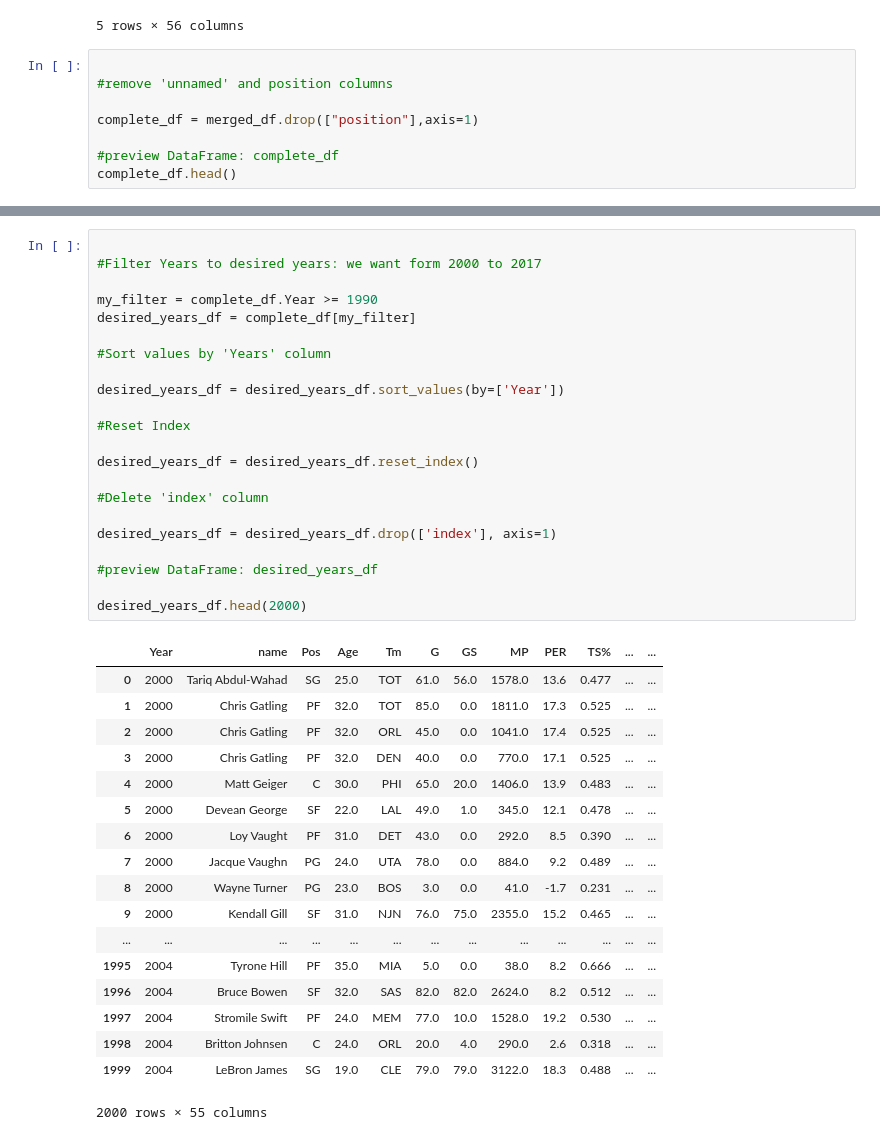
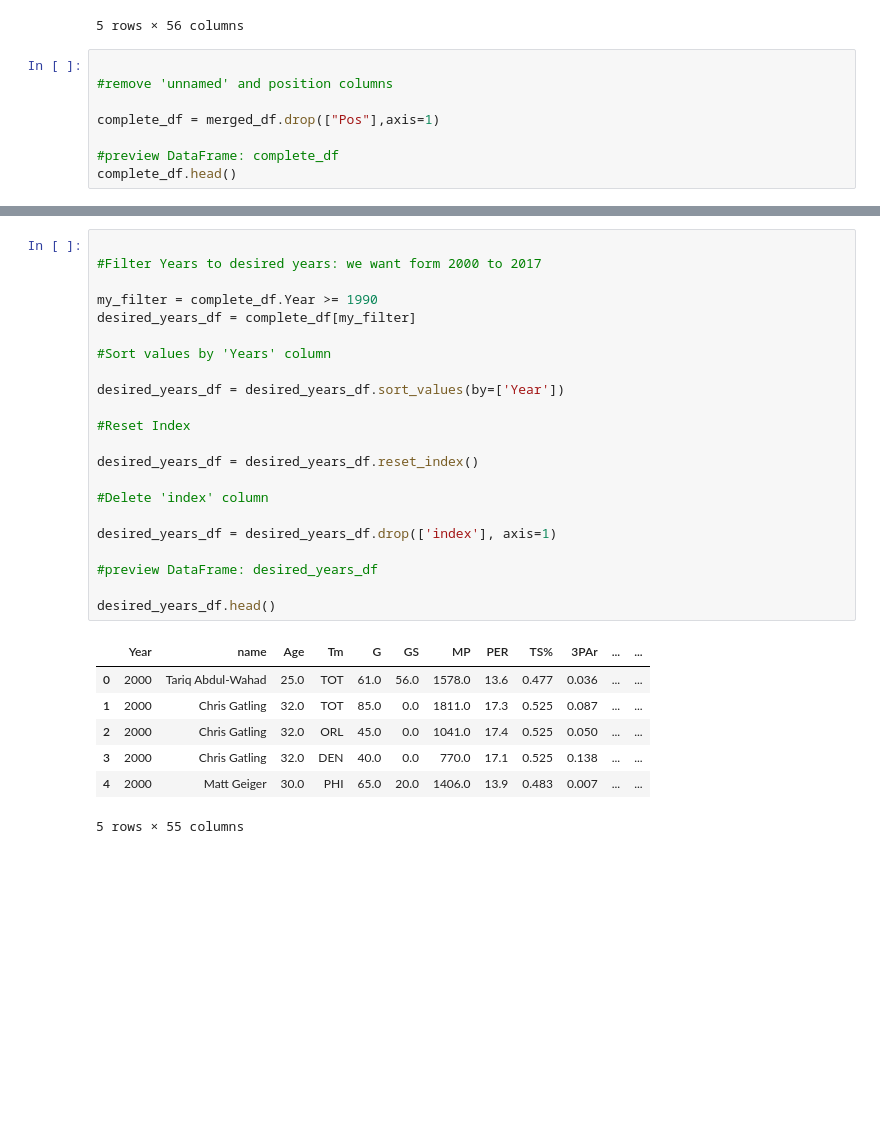
Before and after one commit to logan7734/Project1_repo, a Jupyter notebook: Untitled.ipynb, the cells around one changed output, grey strips where cells are left out. Cells and saved outputs as stored; diff of their text form; blank space fills up the shorter version.

```diff
--- a/Untitled.ipynb
+++ b/Untitled.ipynb
@@ -57,7 +57,7 @@ merged_df.head()
 
 #remove 'unnamed' and position columns
 
-complete_df = merged_df.drop(["position"],axis=1)
+complete_df = merged_df.drop(["Pos"],axis=1)
 
 #preview DataFrame: complete_df
 complete_df.head()
@@ -72,41 +72,30 @@ complete_df.head()
 # %%
 
 #Filter Years to desired years: we want form 2000 to 2017
 
 my_filter = complete_df.Year >= 1990
 desired_years_df = complete_df[my_filter]
 
 #Sort values by 'Years' column
 
 desired_years_df = desired_years_df.sort_values(by=['Year'])
 
 #Reset Index
 
 desired_years_df = desired_years_df.reset_index()
 
 #Delete 'index' column
 
 desired_years_df = desired_years_df.drop(['index'], axis=1)
 
 #preview DataFrame: desired_years_df
 
-desired_years_df.head(2000)
+desired_years_df.head()
 # %% [output]
-|  | Year | name | Pos | Age | Tm | G | GS | MP | PER | TS% | ... | ... |
-| 0 | 2000 | Tariq Abdul-Wahad | SG | 25.0 | TOT | 61.0 | 56.0 | 1578.0 | 13.6 | 0.477 | ... | ... |
-| 1 | 2000 | Chris Gatling | PF | 32.0 | TOT | 85.0 | 0.0 | 1811.0 | 17.3 | 0.525 | ... | ... |
-| 2 | 2000 | Chris Gatling | PF | 32.0 | ORL | 45.0 | 0.0 | 1041.0 | 17.4 | 0.525 | ... | ... |
-| 3 | 2000 | Chris Gatling | PF | 32.0 | DEN | 40.0 | 0.0 | 770.0 | 17.1 | 0.525 | ... | ... |
-| 4 | 2000 | Matt Geiger | C | 30.0 | PHI | 65.0 | 20.0 | 1406.0 | 13.9 | 0.483 | ... | ... |
-| 5 | 2000 | Devean George | SF | 22.0 | LAL | 49.0 | 1.0 | 345.0 | 12.1 | 0.478 | ... | ... |
-| 6 | 2000 | Loy Vaught | PF | 31.0 | DET | 43.0 | 0.0 | 292.0 | 8.5 | 0.390 | ... | ... |
-| 7 | 2000 | Jacque Vaughn | PG | 24.0 | UTA | 78.0 | 0.0 | 884.0 | 9.2 | 0.489 | ... | ... |
-| 8 | 2000 | Wayne Turner | PG | 23.0 | BOS | 3.0 | 0.0 | 41.0 | -1.7 | 0.231 | ... | ... |
-| 9 | 2000 | Kendall Gill | SF | 31.0 | NJN | 76.0 | 75.0 | 2355.0 | 15.2 | 0.465 | ... | ... |
-| ... | ... | ... | ... | ... | ... | ... | ... | ... | ... | ... | ... | ... |
-| 1995 | 2004 | Tyrone Hill | PF | 35.0 | MIA | 5.0 | 0.0 | 38.0 | 8.2 | 0.666 | ... | ... |
-| 1996 | 2004 | Bruce Bowen | SF | 32.0 | SAS | 82.0 | 82.0 | 2624.0 | 8.2 | 0.512 | ... | ... |
-| 1997 | 2004 | Stromile Swift | PF | 24.0 | MEM | 77.0 | 10.0 | 1528.0 | 19.2 | 0.530 | ... | ... |
-| 1998 | 2004 | Britton Johnsen | C | 24.0 | ORL | 20.0 | 4.0 | 290.0 | 2.6 | 0.318 | ... | ... |
-| 1999 | 2004 | LeBron James | SG | 19.0 | CLE | 79.0 | 79.0 | 3122.0 | 18.3 | 0.488 | ... | ... |
+|  | Year | name | Age | Tm | G | GS | MP | PER | TS% | 3PAr | ... | ... |
+| 0 | 2000 | Tariq Abdul-Wahad | 25.0 | TOT | 61.0 | 56.0 | 1578.0 | 13.6 | 0.477 | 0.036 | ... | ... |
+| 1 | 2000 | Chris Gatling | 32.0 | TOT | 85.0 | 0.0 | 1811.0 | 17.3 | 0.525 | 0.087 | ... | ... |
+| 2 | 2000 | Chris Gatling | 32.0 | ORL | 45.0 | 0.0 | 1041.0 | 17.4 | 0.525 | 0.050 | ... | ... |
+| 3 | 2000 | Chris Gatling | 32.0 | DEN | 40.0 | 0.0 | 770.0 | 17.1 | 0.525 | 0.138 | ... | ... |
+| 4 | 2000 | Matt Geiger | 30.0 | PHI | 65.0 | 20.0 | 1406.0 | 13.9 | 0.483 | 0.007 | ... | ... |
-2000 rows × 55 columns
+5 rows × 55 columns
```
Also changed, not shown: parts of 11 cells of this notebook.
